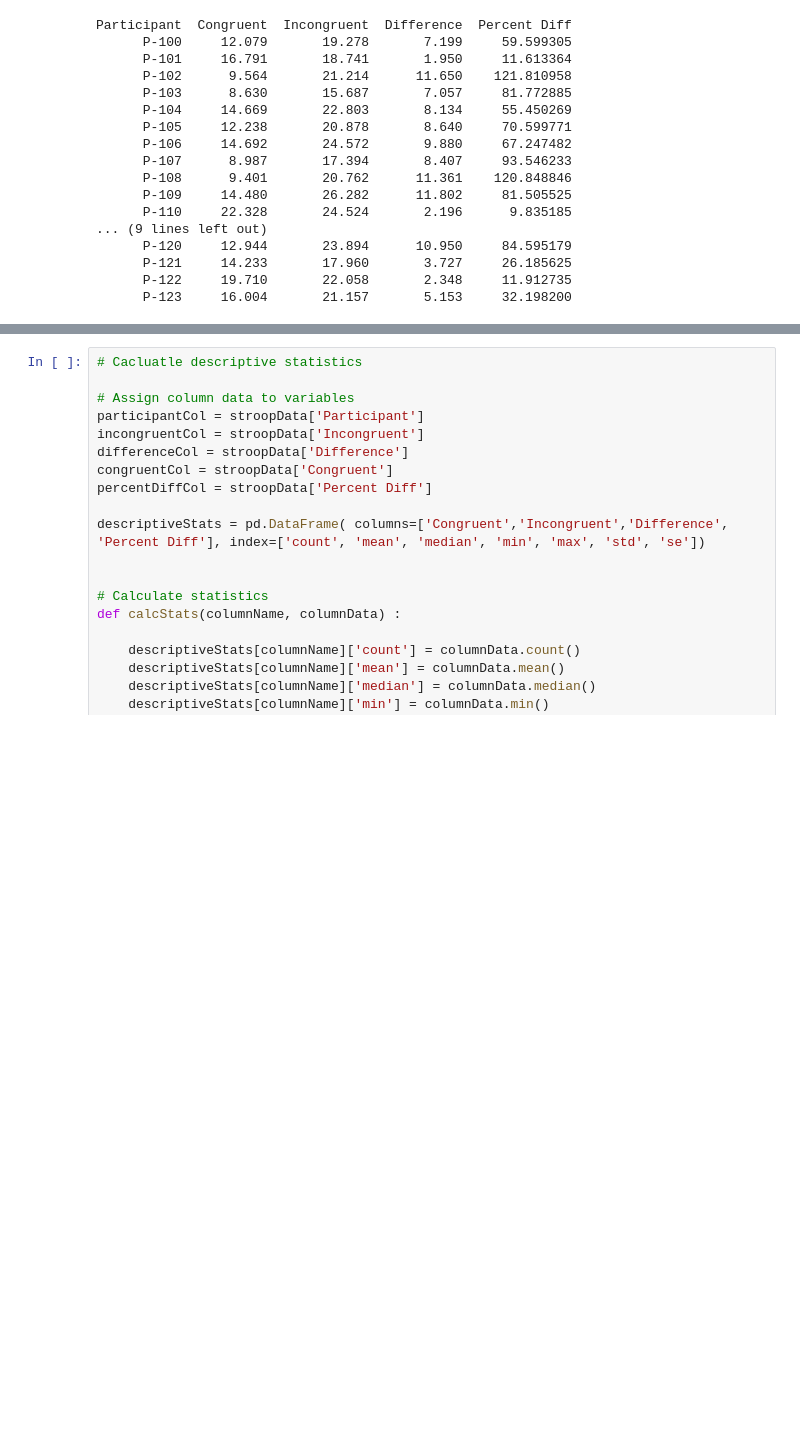
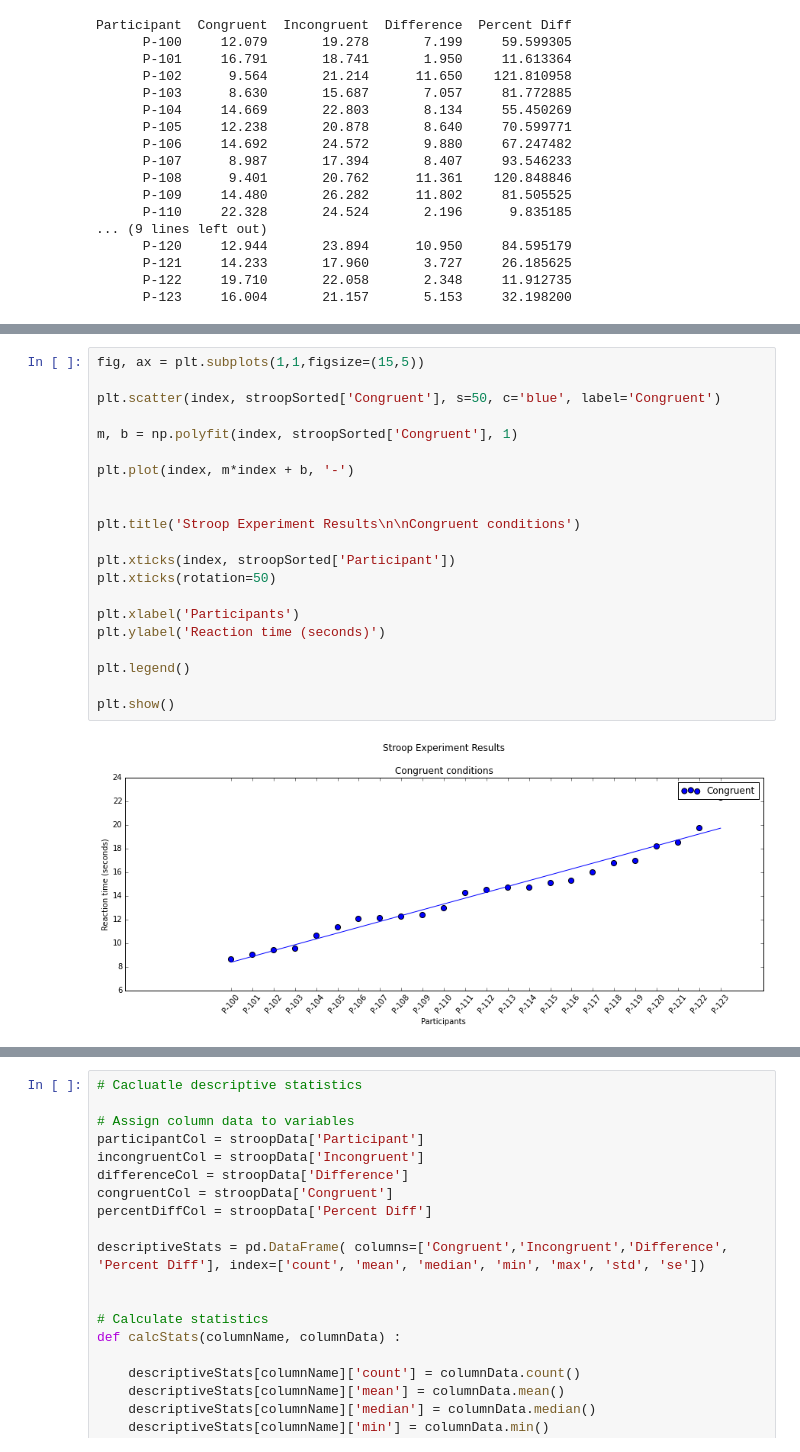
Before and after one commit to lsr-explore/udacity-data-analyst-stroop, a Jupyter notebook: Stroop_Experiment_Analysis.ipynb, the cells around one changed output, grey strips where cells are left out. Saved outputs shown, nothing was run; the diff lists cells and outputs as text; blank space fills up the shorter version.

```diff
--- a/Stroop_Experiment_Analysis.ipynb
+++ b/Stroop_Experiment_Analysis.ipynb
@@ -111,0 +124,23 @@ plt.show()
+# %%
+fig, ax = plt.subplots(1,1,figsize=(15,5))
+
+plt.scatter(index, stroopSorted['Congruent'], s=50, c='blue', label='Congruent')
+
+m, b = np.polyfit(index, stroopSorted['Congruent'], 1)
+
+plt.plot(index, m*index + b, '-')
+
+
+plt.title('Stroop Experiment Results\n\nCongruent conditions')
+
+plt.xticks(index, stroopSorted['Participant'])
+plt.xticks(rotation=50)
+
+plt.xlabel('Participants')
+plt.ylabel('Reaction time (seconds)')
+
+plt.legend()
+
+plt.show()
+# %% [output]
+[figure, added]
```
Also changed, not shown: parts of 8 cells of this notebook, 3 other files.
